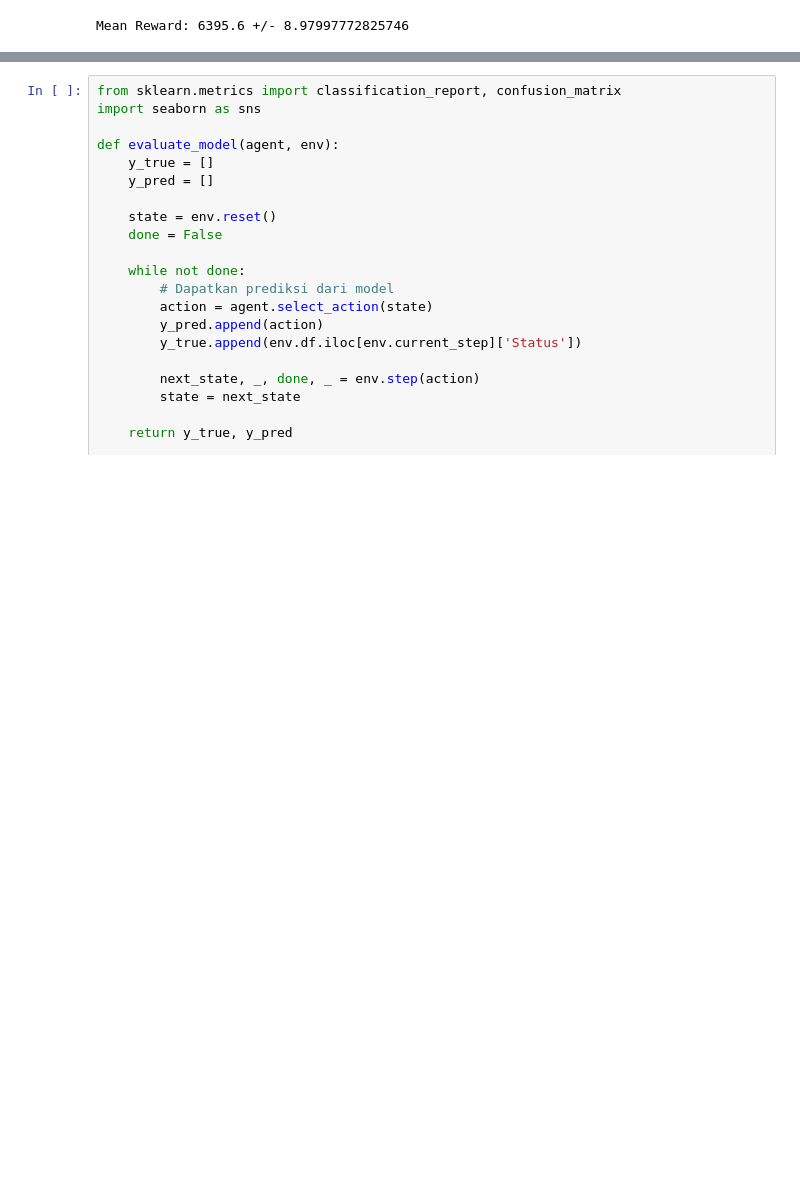
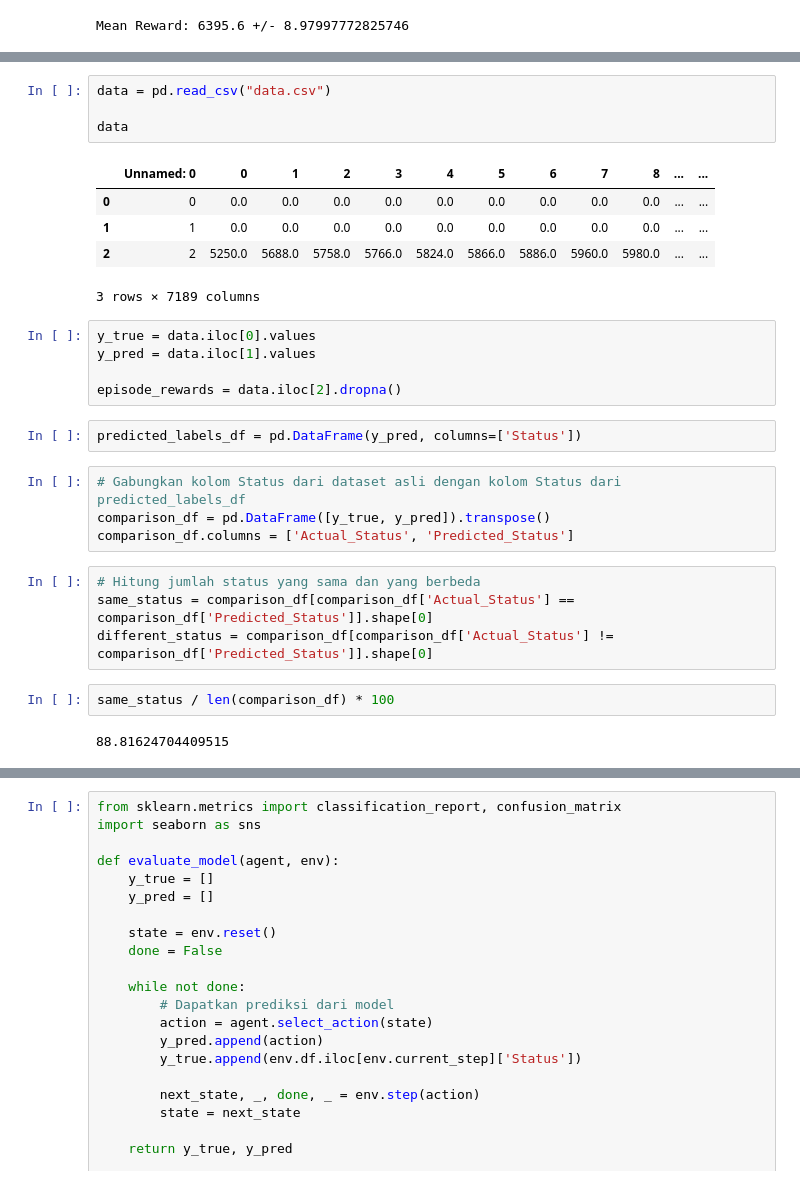
Before and after one commit to royhankamil/Machine-Learning-Project, a Jupyter notebook: external_task_project/cloud/_/metric_dqn_remake.ipynb, the cells around one changed output, grey strips where cells are left out. Drawn from its saved outputs; the diff is of its cells as text; blank space fills up the shorter version.

```diff
--- a/external_task_project/cloud/_/metric_dqn_remake.ipynb
+++ b/external_task_project/cloud/_/metric_dqn_remake.ipynb
@@ -290,0 +299,29 @@ Mean Reward: 6395.6 +/- 8.97997772825746
+# %%
+data = pd.read_csv("data.csv")
+
+data
+# %% [output]
+|  | Unnamed: 0 | 0 | 1 | 2 | 3 | 4 | 5 | 6 | 7 | 8 | ... | ... |
+| 0 | 0 | 0.0 | 0.0 | 0.0 | 0.0 | 0.0 | 0.0 | 0.0 | 0.0 | 0.0 | ... | ... |
+| 1 | 1 | 0.0 | 0.0 | 0.0 | 0.0 | 0.0 | 0.0 | 0.0 | 0.0 | 0.0 | ... | ... |
+| 2 | 2 | 5250.0 | 5688.0 | 5758.0 | 5766.0 | 5824.0 | 5866.0 | 5886.0 | 5960.0 | 5980.0 | ... | ... |
+3 rows × 7189 columns
+# %%
+y_true = data.iloc[0].values
+y_pred = data.iloc[1].values
+
+episode_rewards = data.iloc[2].dropna()
+# %%
+predicted_labels_df = pd.DataFrame(y_pred, columns=['Status'])
+# %%
+# Gabungkan kolom Status dari dataset asli dengan kolom Status dari predicted_labels_df
+comparison_df = pd.DataFrame([y_true, y_pred]).transpose()
+comparison_df.columns = ['Actual_Status', 'Predicted_Status']
+# %%
+# Hitung jumlah status yang sama dan yang berbeda
+same_status = comparison_df[comparison_df['Actual_Status'] == comparison_df['Predicted_Status']].shape[0]
+different_status = comparison_df[comparison_df['Actual_Status'] != comparison_df['Predicted_Status']].shape[0]
+# %%
+same_status / len(comparison_df) * 100
+# %% [output]
+88.81624704409515
```
Also changed, not shown: parts of 6 cells of this notebook, 1 other file.
